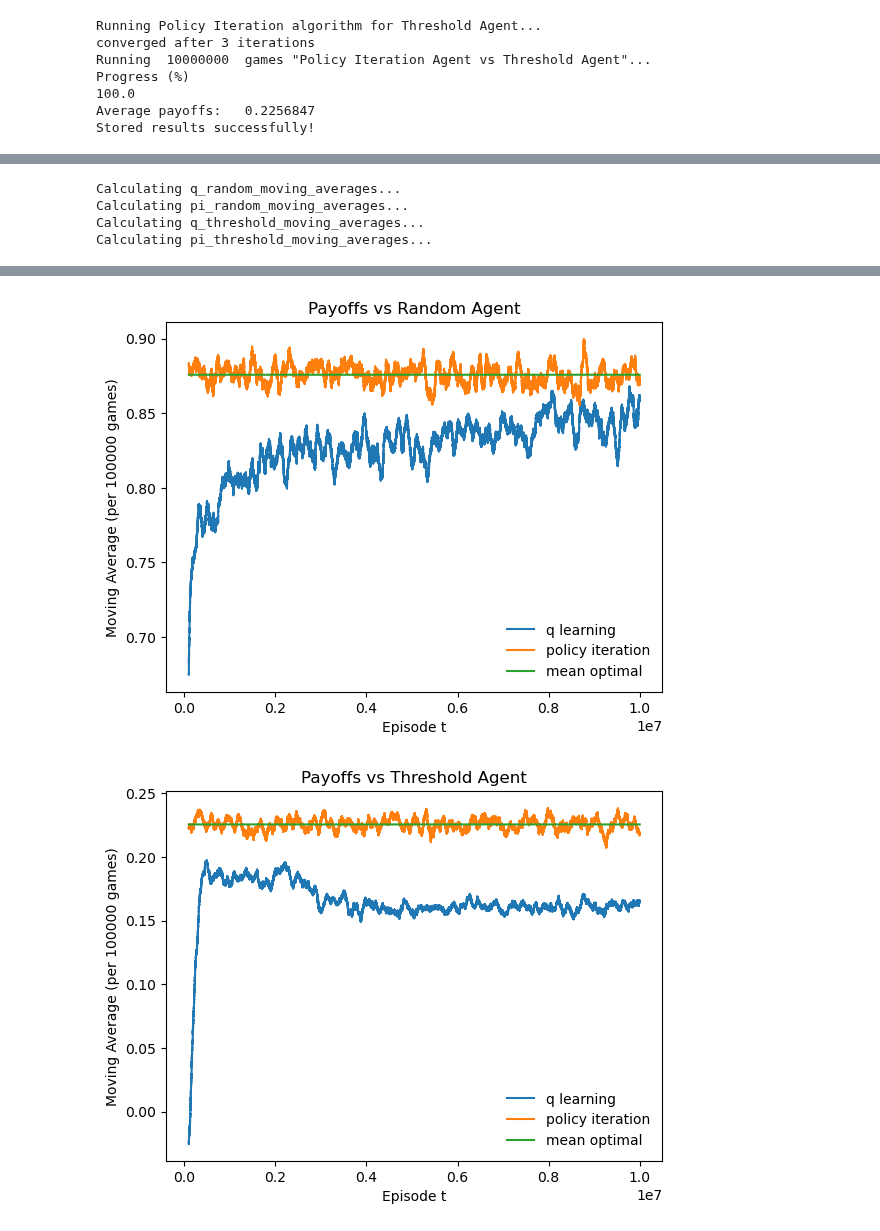
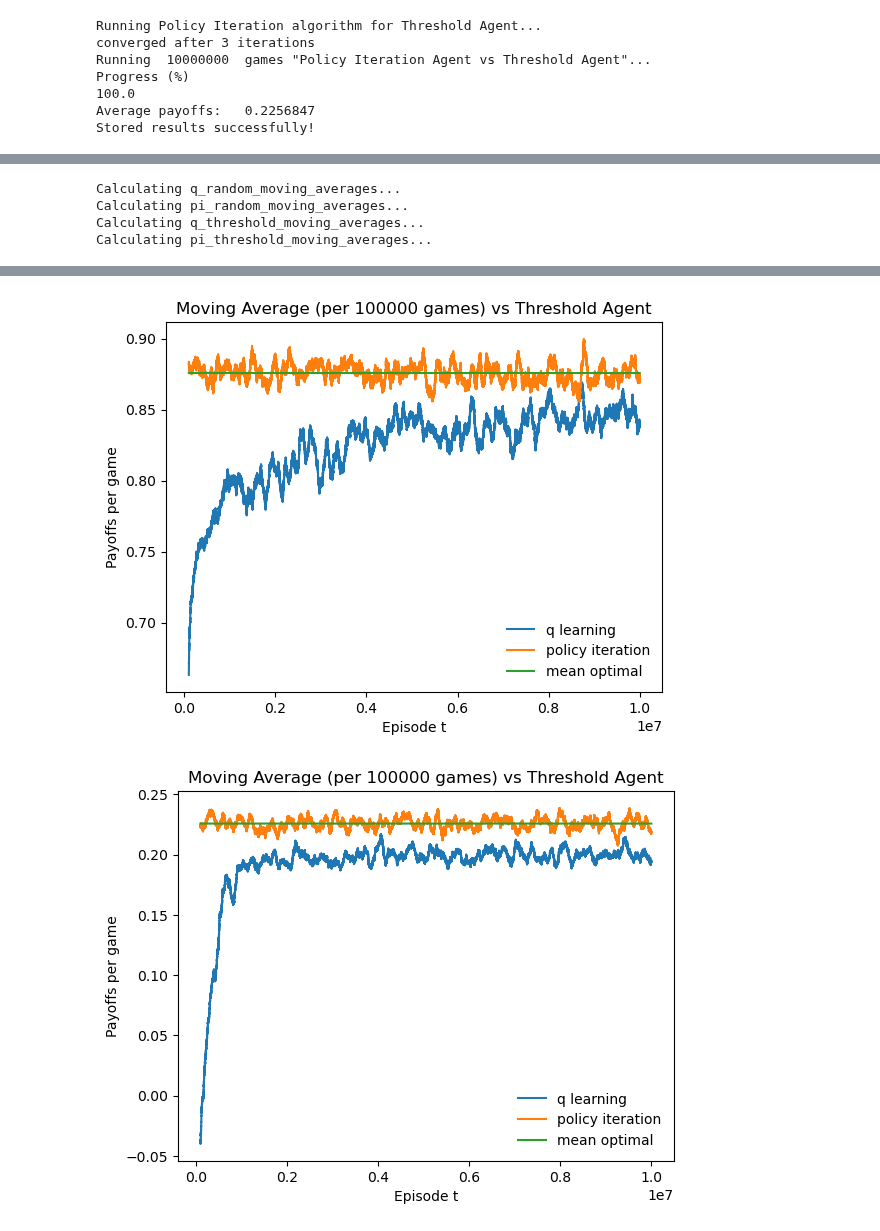
Before and after one commit to padoura/comp423_reinforcement_learning_and_dynamic_optimization, a Jupyter notebook: poker_project/assignment1/python/COMP423_Poker_Assignment1_Pantourakis.ipynb, the cells around one changed output, grey strips where cells are left out. Drawn from its saved outputs; the diff is of its cells as text; code cells hidden in the pictures.

Commit message:
chore: Ran Q Learning for 10^7 episodes and regenerated figures

```diff
--- a/poker_project/assignment1/python/COMP423_Poker_Assignment1_Pantourakis.ipynb
+++ b/poker_project/assignment1/python/COMP423_Poker_Assignment1_Pantourakis.ipynb
@@ -301,20 +312,19 @@ def delete_figures():
     """
     for file in saved_figures:
         os.remove(file)
-        saved_figures.remove(file)
 
 ###########################################################
 # Figure generation
 ###########################################################
 
-num_of_games = 10**7
 with open(os.path.dirname(os.path.abspath(''))+'\\python\\q_random_policy_evolution.json') as json_file:
     q_policy_evolution = json.load(json_file)
+num_of_games = len(q_policy_evolution)
 
 Figure(
-    title = "Q Learning Policy Convergence vs Random Agent",
+    title = "Q Learning Policy Convergence Rate vs Random Agent",
     xlabel = "Episode t",
-    ylabel = "Convergence Rate (%)",
+    ylabel = "Same policy per state (%)",
     x = range(1,num_of_games+1),
     ys = [q_policy_evolution],
     legends = (""),
@@ -340,9 +350,9 @@ pi_random_moving_averages = get_moving_average(pi_random_payoffs, window_size)
 random_optimal_mean = sum(pi_random_payoffs)/len(pi_random_payoffs)
 
 Figure(
-    title = "Payoffs vs Random Agent",
+    title = "Moving Average (per " + str(window_size) + " games) vs Threshold Agent",
     xlabel = "Episode t",
-    ylabel = "Moving Average (per 100000 games)",
+    ylabel = "Payoffs per game",
     x = range(window_size,len(q_random_moving_averages)+window_size),
     ys = [q_random_moving_averages, pi_random_moving_averages, [random_optimal_mean]*len(q_random_moving_averages)],
     legends = ("q learning", "policy iteration", "mean optimal"),
@@ -366,9 +376,9 @@ pi_threshold_moving_averages = get_moving_average(pi_threshold_payoffs, window_s
 threshold_optimal_mean = sum(pi_threshold_payoffs)/len(pi_threshold_payoffs)
 
 Figure(
-    title = "Payoffs vs Threshold Agent",
+    title = "Moving Average (per " + str(window_size) + " games) vs Threshold Agent",
     xlabel = "Episode t",
-    ylabel = "Moving Average (per 100000 games)",
+    ylabel = "Payoffs per game",
     x = range(window_size,len(q_threshold_moving_averages)+window_size),
     ys = [q_threshold_moving_averages, pi_threshold_moving_averages, [threshold_optimal_mean]*len(q_threshold_moving_averages)],
     legends = ("q learning", "policy iteration", "mean optimal"),
@@ -391,2 +401,2 @@ Calculating pi_threshold_moving_averages...
-[figure, old version]
+[figure, new version]
-[figure, old version]
+[figure, new version]
```
Also changed, not shown: parts of 4 cells of this notebook, 8 other files.
